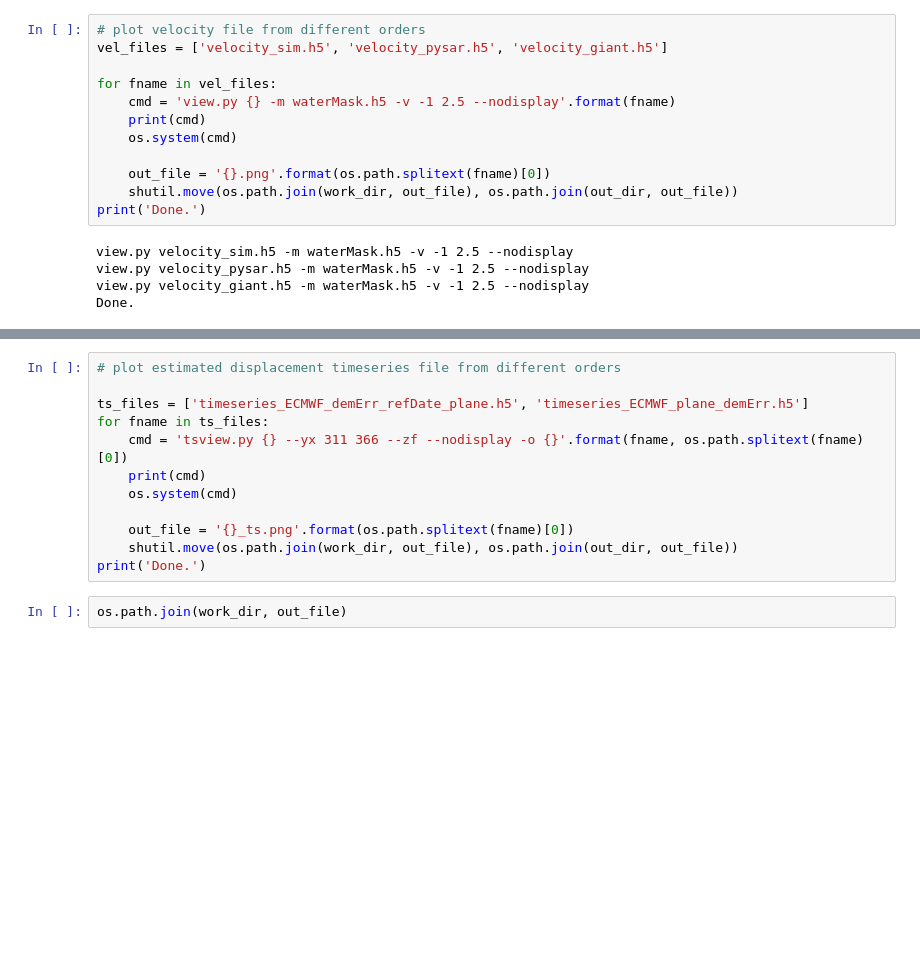
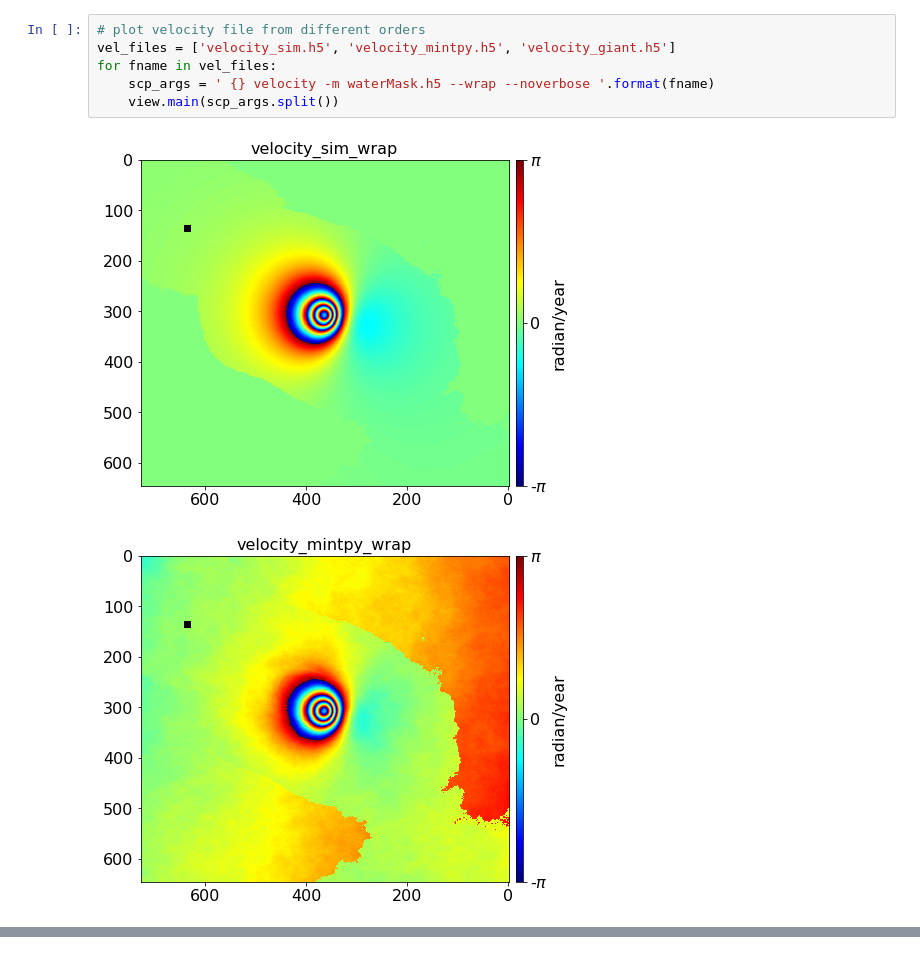
Before and after one commit to insarlab/MintPy, a Jupyter notebook: docs/paper/X_phaseCorrection_order.ipynb, the cells around one changed output, grey strips where cells are left out. Cells and saved outputs as stored; diff of their text form; blank space fills up the shorter version.

```diff
--- a/docs/paper/X_phaseCorrection_order.ipynb
+++ b/docs/paper/X_phaseCorrection_order.ipynb
@@ -45,17 +113,9 @@ os.system(cmd)
 # %%
 # plot velocity file from different orders
-vel_files = ['velocity_sim.h5', 'velocity_pysar.h5', 'velocity_giant.h5']
-
+vel_files = ['velocity_sim.h5', 'velocity_mintpy.h5', 'velocity_giant.h5']
 for fname in vel_files:
-    cmd = 'view.py {} -m waterMask.h5 -v -1 2.5 --nodisplay'.format(fname)
-    print(cmd)
-    os.system(cmd)
-
-    out_file = '{}.png'.format(os.path.splitext(fname)[0])
-    shutil.move(os.path.join(work_dir, out_file), os.path.join(out_dir, out_file))
-print('Done.')
+    scp_args = ' {} velocity -m waterMask.h5 --wrap --noverbose '.format(fname)
+    view.main(scp_args.split())
 # %% [output]
-view.py velocity_sim.h5 -m waterMask.h5 -v -1 2.5 --nodisplay
-view.py velocity_pysar.h5 -m waterMask.h5 -v -1 2.5 --nodisplay
-view.py velocity_giant.h5 -m waterMask.h5 -v -1 2.5 --nodisplay
-Done.
+[figure, added]
+[figure, added]
@@ -62,14 +122,0 @@ Done.
-# %%
-# plot estimated displacement timeseries file from different orders
-
-ts_files = ['timeseries_ECMWF_demErr_refDate_plane.h5', 'timeseries_ECMWF_plane_demErr.h5']
-for fname in ts_files:
-    cmd = 'tsview.py {} --yx 311 366 --zf --nodisplay -o {}'.format(fname, os.path.splitext(fname)[0])
-    print(cmd)
-    os.system(cmd)
-
-    out_file = '{}_ts.png'.format(os.path.splitext(fname)[0])
-    shutil.move(os.path.join(work_dir, out_file), os.path.join(out_dir, out_file))
-print('Done.')
-# %%
-os.path.join(work_dir, out_file)
```
Also changed, not shown: parts of 8 cells of this notebook, 37 other files.
